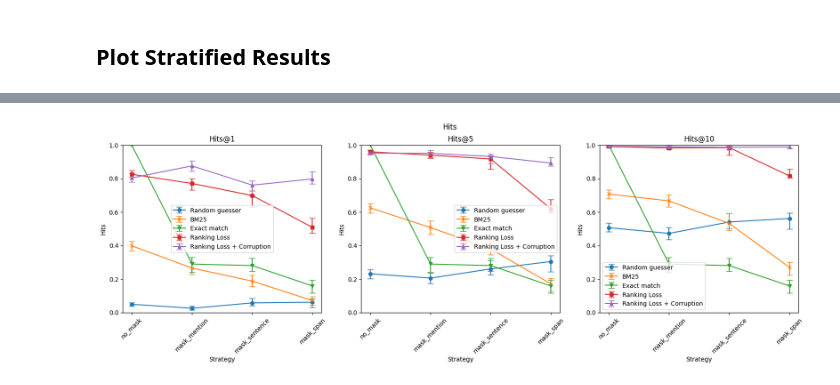
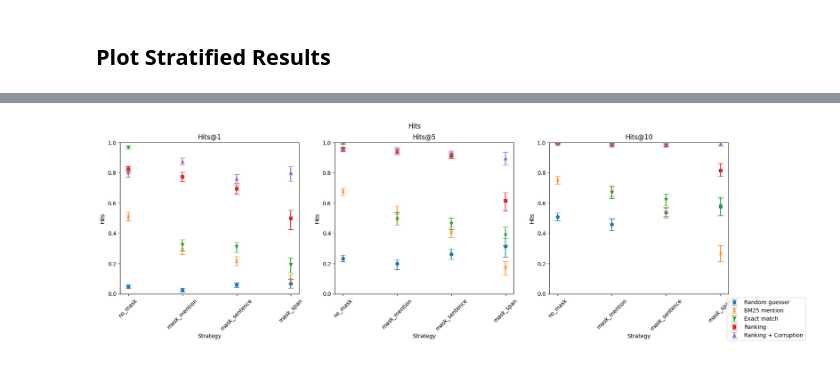
Before and after one commit to epfl-dlab/multilingual-entity-insertion, a Jupyter notebook: data_modelling/compare_models.ipynb, the cells around one changed output, grey strips where cells are left out. Cells and saved outputs as stored; diff of their text form; code cells hidden in the pictures.

```diff
--- a/data_modelling/compare_models.ipynb
+++ b/data_modelling/compare_models.ipynb
@@ -225,0 +254,4 @@ rank_std_bm25 = test_df['bm25_rank'].std()
+# %%
+hits_at_k_bm25_mention = compute_hits(test_df['bm25_mentions_rank'].tolist())
+stratified_hits_at_k_bm25_mention = compute_stratified_hits(test_df['bm25_mentions_rank'].tolist(
+), test_df['noise_strategy'].tolist(), test_df['noise_strategy'].unique().tolist())
@@ -296,13 +393,0 @@ ax.legend()
-# %%
-# Plot NDCG
-fig, ax = plt.subplots()
-ax.set_title('NDCG@k')
-ax.set_xlabel('k')
-ax.set_ylabel('NDCG')
-ax.set_ylim(0, 1)
-ax.errorbar(ndcg_at_k_random.keys(), [ndcg_at_k_random[k]['score'] for k in ndcg_at_k_random.keys()], yerr=[[ndcg_at_k_random[k]['score'] - ndcg_at_k_random[k]['cl'][0] for k in ndcg_at_k_random.keys()], [ndcg_at_k_random[k]['cl'][1] - ndcg_at_k_random[k]['score'] for k in ndcg_at_k_random.keys()]], label='Random guesser', marker='o', capsize=5)
-ax.errorbar(ndcg_at_k_bm25.keys(), [ndcg_at_k_bm25[k]['score'] for k in ndcg_at_k_bm25.keys()], yerr=[[ndcg_at_k_bm25[k]['score'] - ndcg_at_k_bm25[k]['cl'][0] for k in ndcg_at_k_bm25.keys()], [ndcg_at_k_bm25[k]['cl'][1] - ndcg_at_k_bm25[k]['score'] for k in ndcg_at_k_bm25.keys()]], label='BM25', marker='x', capsize=5)
-ax.errorbar(ndcg_at_k_exact.keys(), [ndcg_at_k_exact[k]['score'] for k in ndcg_at_k_exact.keys()], yerr=[[ndcg_at_k_exact[k]['score'] - ndcg_at_k_exact[k]['cl'][0] for k in ndcg_at_k_exact.keys()], [ndcg_at_k_exact[k]['cl'][1] - ndcg_at_k_exact[k]['score'] for k in ndcg_at_k_exact.keys()]], label='Exact match', marker='v', capsize=5)
-ax.errorbar(ndcg_at_k_model_softmax_no_corruption.keys(), [ndcg_at_k_model_softmax_no_corruption[k]['score'] for k in ndcg_at_k_model_softmax_no_corruption.keys()], yerr=[[ndcg_at_k_model_softmax_no_corruption[k]['score'] - ndcg_at_k_model_softmax_no_corruption[k]['cl'][0] for k in ndcg_at_k_model_softmax_no_corruption.keys()], [ndcg_at_k_model_softmax_no_corruption[k]['cl'][1] - ndcg_at_k_model_softmax_no_corruption[k]['score'] for k in ndcg_at_k_model_softmax_no_corruption.keys()]], label='Ranking Loss', marker='s', capsize=5)
-ax.errorbar(ndcg_at_k_model_softmax_corruption.keys(), [ndcg_at_k_model_softmax_corruption[k]['score'] for k in ndcg_at_k_model_softmax_corruption.keys()], yerr=[[ndcg_at_k_model_softmax_corruption[k]['score'] - ndcg_at_k_model_softmax_corruption[k]['cl'][0] for k in ndcg_at_k_model_softmax_corruption.keys()], [ndcg_at_k_model_softmax_corruption[k]['cl'][1] - ndcg_at_k_model_softmax_corruption[k]['score'] for k in ndcg_at_k_model_softmax_corruption.keys()]], label='Ranking Loss + Corruption', marker='^', capsize=5)
-ax.legend()
@@ -363,45 +425,33 @@ for ax in axs:
 # %%
 # Plot Hits stratified
 # create a grid of 1xC plots, where C is the number of k values
 # each plot should have the categories on the x axis and the hits on the y axis
 
 strategies = ['no_mask', 'mask_mention', 'mask_sentence', 'mask_span']
 
 fig, axs = plt.subplots(1, 3, figsize=(20, 5))
 fig.suptitle('Hits')
 for ax in axs:
     ax.set_ylim(0, 1)
     ax.set_xlabel('Strategy')
     ax.set_ylabel('Hits')
     ax.set_title(f"Hits@{list(hits_at_k_random.keys())[axs.tolist().index(ax)]}")
 
-axs[0].errorbar(strategies, [stratified_hits_at_k_random[k]['1']['score'] for k in strategies], yerr=[[stratified_hits_at_k_random[k]['1']['score'] - stratified_hits_at_k_random[k]['1']['cl'][0] for k in strategies], [stratified_hits_at_k_random[k]['1']['cl'][1] - stratified_hits_at_k_random[k]['1']['score'] for k in stratified_hits_at_k_random.keys()]], label='Random guesser', marker='o', capsize=5)
-axs[0].errorbar(strategies, [stratified_hits_at_k_bm25[k]['1']['score'] for k in strategies], yerr=[[stratified_hits_at_k_bm25[k]['1']['score'] - stratified_hits_at_k_bm25[k]['1']['cl'][0] for k in strategies], [stratified_hits_at_k_bm25[k]['1']['cl'][1] - stratified_hits_at_k_bm25[k]['1']['score'] for k in stratified_hits_at_k_bm25.keys()]], label='BM25', marker='x', capsize=5)
-axs[0].errorbar(strategies, [stratified_hits_at_k_exact[k]['1']['score'] for k in strategies], yerr=[[stratified_hits_at_k_exact[k]['1']['score'] - stratified_hits_at_k_exact[k]['1']['cl'][0] for k in strategies], [stratified_hits_at_k_exact[k]['1']['cl'][1] - stratified_hits_at_k_exact[k]['1']['score'] for k in stratified_hits_at_k_exact.keys()]], label='Exact match', marker='v', capsize=5)
-axs[0].errorbar(strategies, [stratified_hits_at_k_model_softmax_no_corruption[k]['1']['score'] for k in strategies], yerr=[[stratified_hits_at_k_model_softmax_no_corruption[k]['1']['score'] - stratified_hits_at_k_model_softmax_no_corruption[k]['1']['cl'][0] for k in stratified_hits_at_k_model_softmax_no_corruption.keys()], [stratified_hits_at_k_model_softmax_no_corruption[k]['1']['cl'][1] - stratified_hits_at_k_model_softmax_no_corruption[k]['1']['score'] for k in strategies]], label='Ranking Loss', marker='s', capsize=5)
-axs[0].errorbar(strategies, [stratified_hits_at_k_model_softmax_corruption[k]['1']['score'] for k in strategies], yerr=[[stratified_hits_at_k_model_softmax_corruption[k]['1']['score'] - stratified_hits_at_k_model_softmax_corruption[k]['1']['cl'][0] for k in stratified_hits_at_k_model_softmax_corruption.keys()], [stratified_hits_at_k_model_softmax_corruption[k]['1']['cl'][1] - stratified_hits_at_k_model_softmax_corruption[k]['1']['score'] for k in strategies]], label='Ranking Loss + Corruption', marker='^', capsize=5)
-axs[0].legend()
-
-axs[1].errorbar(strategies, [stratified_hits_at_k_random[k]['5']['score'] for k in strategies], yerr=[[stratified_hits_at_k_random[k]['5']['score'] - stratified_hits_at_k_random[k]['5']['cl'][0] for k in strategies], [stratified_hits_at_k_random[k]['5']['cl'][1] - stratified_hits_at_k_random[k]['5']['score'] for k in stratified_hits_at_k_random.keys()]], label='Random guesser', marker='o', capsize=5)
-axs[1].errorbar(strategies, [stratified_hits_at_k_bm25[k]['5']['score'] for k in strategies], yerr=[[stratified_hits_at_k_bm25[k]['5']['score'] - stratified_hits_at_k_bm25[k]['5']['cl'][0] for k in strategies], [stratified_hits_at_k_bm25[k]['5']['cl'][1] - stratified_hits_at_k_bm25[k]['5']['score'] for k in stratified_hits_at_k_bm25.keys()]], label='BM25', marker='x', capsize=5)
-axs[1].errorbar(strategies, [stratified_hits_at_k_exact[k]['5']['score'] for k in strategies], yerr=[[stratified_hits_at_k_exact[k]['5']['score'] - stratified_hits_at_k_exact[k]['5']['cl'][0] for k in strategies], [stratified_hits_at_k_exact[k]['5']['cl'][1] - stratified_hits_at_k_exact[k]['5']['score'] for k in stratified_hits_at_k_exact.keys()]], label='Exact match', marker='v', capsize=5)
-axs[1].errorbar(strategies, [stratified_hits_at_k_model_softmax_no_corruption[k]['5']['score'] for k in strategies], yerr=[[stratified_hits_at_k_model_softmax_no_corruption[k]['5']['score'] - stratified_hits_at_k_model_softmax_no_corruption[k]['5']['cl'][0] for k in stratified_hits_at_k_model_softmax_no_corruption.keys()], [stratified_hits_at_k_model_softmax_no_corruption[k]['5']['cl'][1] - stratified_hits_at_k_model_softmax_no_corruption[k]['5']['score'] for k in strategies]], label='Ranking Loss', marker='s', capsize=5)
-axs[1].errorbar(strategies, [stratified_hits_at_k_model_softmax_corruption[k]['5']['score'] for k in strategies], yerr=[[stratified_hits_at_k_model_softmax_corruption[k]['5']['score'] - stratified_hits_at_k_model_softmax_corruption[k]['5']['cl'][0] for k in stratified_hits_at_k_model_softmax_corruption.keys()], [stratified_hits_at_k_model_softmax_corruption[k]['5']['cl'][1] - stratified_hits_at_k_model_softmax_corruption[k]['5']['score'] for k in strategies]], label='Ranking Loss + Corruption', marker='^', capsize=5)
-axs[1].legend()
-
-axs[2].errorbar(strategies, [stratified_hits_at_k_random[k]['10']['score'] for k in strategies], yerr=[[stratified_hits_at_k_random[k]['10']['score'] - stratified_hits_at_k_random[k]['10']['cl'][0] for k in strategies], [stratified_hits_at_k_random[k]['10']['cl'][1] - stratified_hits_at_k_random[k]['10']['score'] for k in stratified_hits_at_k_random.keys()]], label='Random guesser', marker='o', capsize=5)
-axs[2].errorbar(strategies, [stratified_hits_at_k_bm25[k]['10']['score'] for k in strategies], yerr=[[stratified_hits_at_k_bm25[k]['10']['score'] - stratified_hits_at_k_bm25[k]['10']['cl'][0] for k in strategies], [stratified_hits_at_k_bm25[k]['10']['cl'][1] - stratified_hits_at_k_bm25[k]['10']['score'] for k in stratified_hits_at_k_bm25.keys()]], label='BM25', marker='x', capsize=5)
-axs[2].errorbar(strategies, [stratified_hits_at_k_exact[k]['10']['score'] for k in strategies], yerr=[[stratified_hits_at_k_exact[k]['10']['score'] - stratified_hits_at_k_exact[k]['10']['cl'][0] for k in strategies], [stratified_hits_at_k_exact[k]['10']['cl'][1] - stratified_hits_at_k_exact[k]['10']['score'] for k in stratified_hits_at_k_exact.keys()]], label='Exact match', marker='v', capsize=5)
-axs[2].errorbar(strategies, [stratified_hits_at_k_model_softmax_no_corruption[k]['10']['score'] for k in strategies], yerr=[[stratified_hits_at_k_model_softmax_no_corruption[k]['10']['score'] - stratified_hits_at_k_model_softmax_no_corruption[k]['10']['cl'][0] for k in stratified_hits_at_k_model_softmax_no_corruption.keys()], [stratified_hits_at_k_model_softmax_no_corruption[k]['10']['cl'][1] - stratified_hits_at_k_model_softmax_no_corruption[k]['10']['score'] for k in strategies]], label='Ranking Loss', marker='s', capsize=5)
-axs[2].errorbar(strategies, [stratified_hits_at_k_model_softmax_corruption[k]['10']['score'] for k in strategies], yerr=[[stratified_hits_at_k_model_softmax_corruption[k]['10']['score'] - stratified_hits_at_k_model_softmax_corruption[k]['10']['cl'][0] for k in stratified_hits_at_k_model_softmax_corruption.keys()], [stratified_hits_at_k_model_softmax_corruption[k]['10']['cl'][1] - stratified_hits_at_k_model_softmax_corruption[k]['10']['score'] for k in strategies]], label='Ranking Loss + Corruption', marker='^', capsize=5)
-axs[2].legend()
+for i, k in enumerate(hits_at_k_random.keys()):
+    axs[i].errorbar(strategies, [stratified_hits_at_k_random[s][k]['score'] for s in strategies], yerr=[[stratified_hits_at_k_random[s][k]['score'] - stratified_hits_at_k_random[s][k]['cl'][0] for s in strategies], [stratified_hits_at_k_random[s][k]['cl'][1] - stratified_hits_at_k_random[s][k]['score'] for s in strategies]], label='Random guesser', marker='o', capsize=5, linestyle='None')
+    axs[i].errorbar(strategies, [stratified_hits_at_k_bm25_mention[s][k]['score'] for s in strategies], yerr=[[stratified_hits_at_k_bm25_mention[s][k]['score'] - stratified_hits_at_k_bm25_mention[s][k]['cl'][0] for s in strategies], [stratified_hits_at_k_bm25_mention[s][k]['cl'][1] - stratified_hits_at_k_bm25_mention[s][k]['score'] for s in strategies]], label='BM25 mention', marker='x', capsize=5, linestyle='None')
+    axs[i].errorbar(strategies, [stratified_hits_at_k_exact[s][k]['score'] for s in strategies], yerr=[[stratified_hits_at_k_exact[s][k]['score'] - stratified_hits_at_k_exact[s][k]['cl'][0] for s in strategies], [stratified_hits_at_k_exact[s][k]['cl'][1] - stratified_hits_at_k_exact[s][k]['score'] for s in strategies]], label='Exact match', marker='v', capsize=5, linestyle='None')
+    axs[i].errorbar(strategies, [stratified_hits_at_k_model_softmax_no_corruption[s][k]['score'] for s in strategies], yerr=[[stratified_hits_at_k_model_softmax_no_corruption[s][k]['score'] - stratified_hits_at_k_model_softmax_no_corruption[s][k]['cl'][0] for s in strategies], [stratified_hits_at_k_model_softmax_no_corruption[s][k]['cl'][1] - stratified_hits_at_k_model_softmax_no_corruption[s][k]['score'] for s in strategies]], label='Ranking', marker='s', capsize=5, linestyle='None')
+    axs[i].errorbar(strategies, [stratified_hits_at_k_model_softmax_corruption[s][k]['score'] for s in strategies], yerr=[[stratified_hits_at_k_model_softmax_corruption[s][k]['score'] - stratified_hits_at_k_model_softmax_corruption[s][k]['cl'][0] for s in strategies], [stratified_hits_at_k_model_softmax_corruption[s][k]['cl'][1] - stratified_hits_at_k_model_softmax_corruption[s][k]['score'] for s in strategies]], label='Ranking + Corruption', marker='^', capsize=5, linestyle='None')
+handles, labels = axs[-1].get_legend_handles_labels()
+fig.legend(handles, labels, loc='lower right')
 
 # rotate x ticks
 for ax in axs:
     plt.sca(ax)
     plt.xticks(rotation=45)
 # %% [output]
-[figure, old version]
+[figure, new version]
 # %%
 # Plot NDCG stratified
 # create a grid of 1xC plots, where C is the number of k values
```
Also changed, not shown: parts of 34 cells of this notebook, 4 other files.
